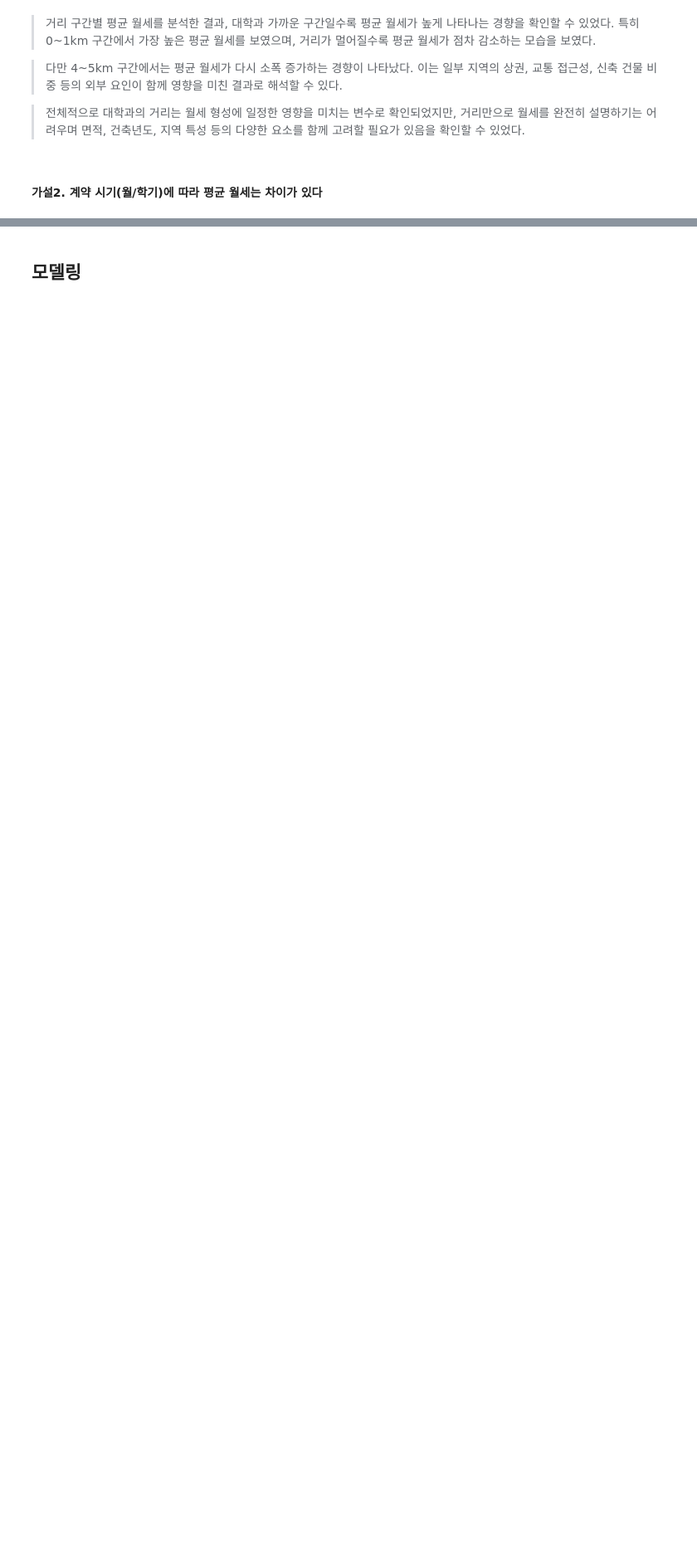
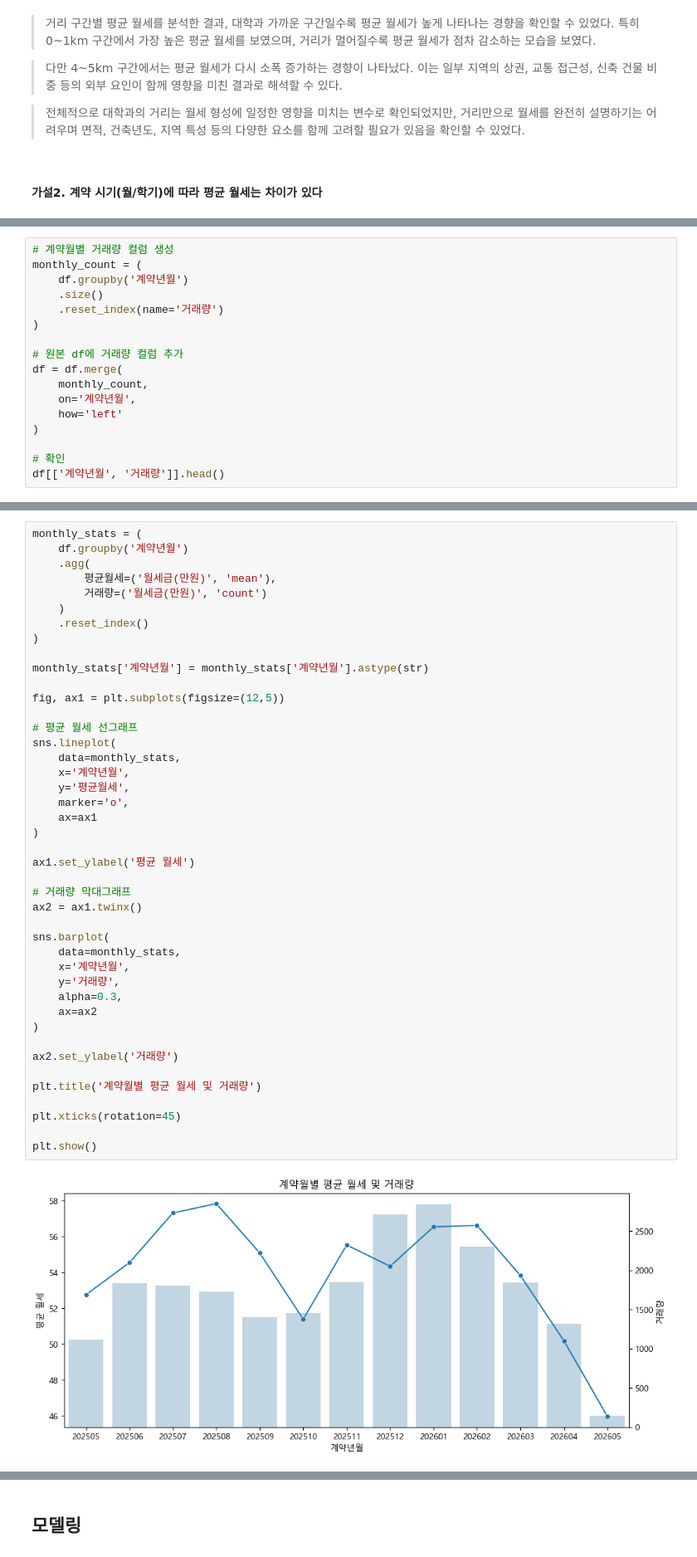
Before and after one commit to dbwofla11/campus-rent-analysis, a Jupyter notebook: 빅데이터분석_프로젝트.ipynb, the cells around one changed output, grey strips where cells are left out. Shown at 83% size. Saved outputs shown, nothing was run; the diff lists cells and outputs as text; blank space fills up the shorter version.

```diff
--- a/빅데이터분석_프로젝트.ipynb
+++ b/빅데이터분석_프로젝트.ipynb
@@ -1483,0 +1456,17 @@ plt.show()
+# %%
+# 계약월별 거래량 컬럼 생성
+monthly_count = (
+    df.groupby('계약년월')
+    .size()
+    .reset_index(name='거래량')
+)
+
+# 원본 df에 거래량 컬럼 추가
+df = df.merge(
+    monthly_count,
+    on='계약년월',
+    how='left'
+)
+
+# 확인
+df[['계약년월', '거래량']].head()
@@ -1483,0 +1480,45 @@ plt.show()
+# %%
+monthly_stats = (
+    df.groupby('계약년월')
+    .agg(
+        평균월세=('월세금(만원)', 'mean'),
+        거래량=('월세금(만원)', 'count')
+    )
+    .reset_index()
+)
+
+monthly_stats['계약년월'] = monthly_stats['계약년월'].astype(str)
+
+fig, ax1 = plt.subplots(figsize=(12,5))
+
+# 평균 월세 선그래프
+sns.lineplot(
+    data=monthly_stats,
+    x='계약년월',
+    y='평균월세',
+    marker='o',
+    ax=ax1
+)
+
+ax1.set_ylabel('평균 월세')
+
+# 거래량 막대그래프
+ax2 = ax1.twinx()
+
+sns.barplot(
+    data=monthly_stats,
+    x='계약년월',
+    y='거래량',
+    alpha=0.3,
+    ax=ax2
+)
+
+ax2.set_ylabel('거래량')
+
+plt.title('계약월별 평균 월세 및 거래량')
+
+plt.xticks(rotation=45)
+
+plt.show()
+# %% [output]
+[figure, added]
```
Also changed, not shown: parts of 47 cells of this notebook, 18 other files.
